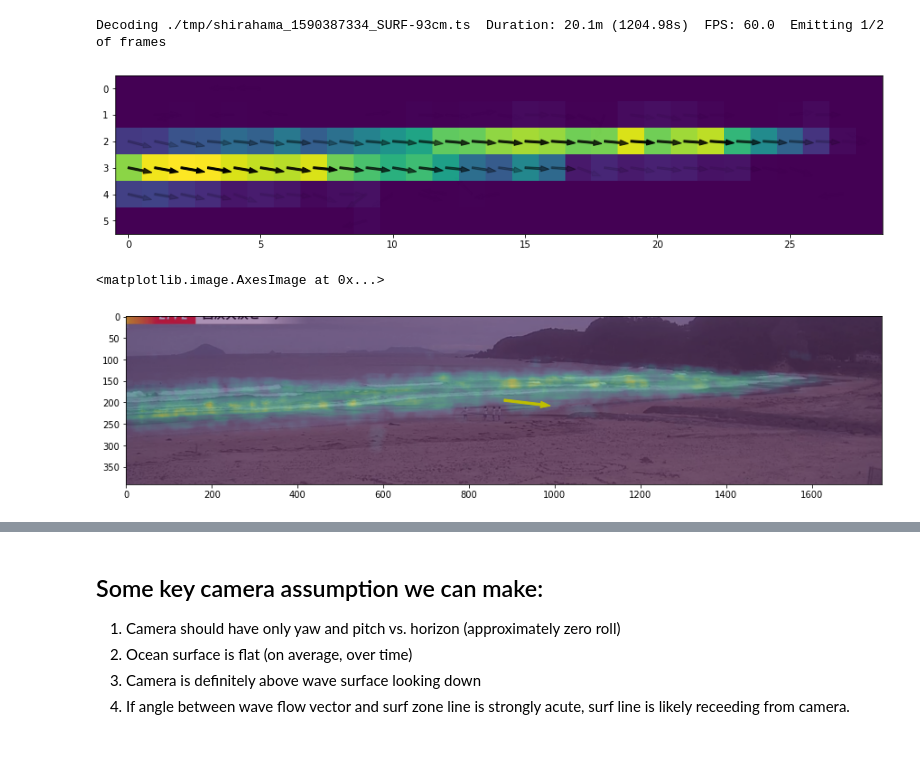
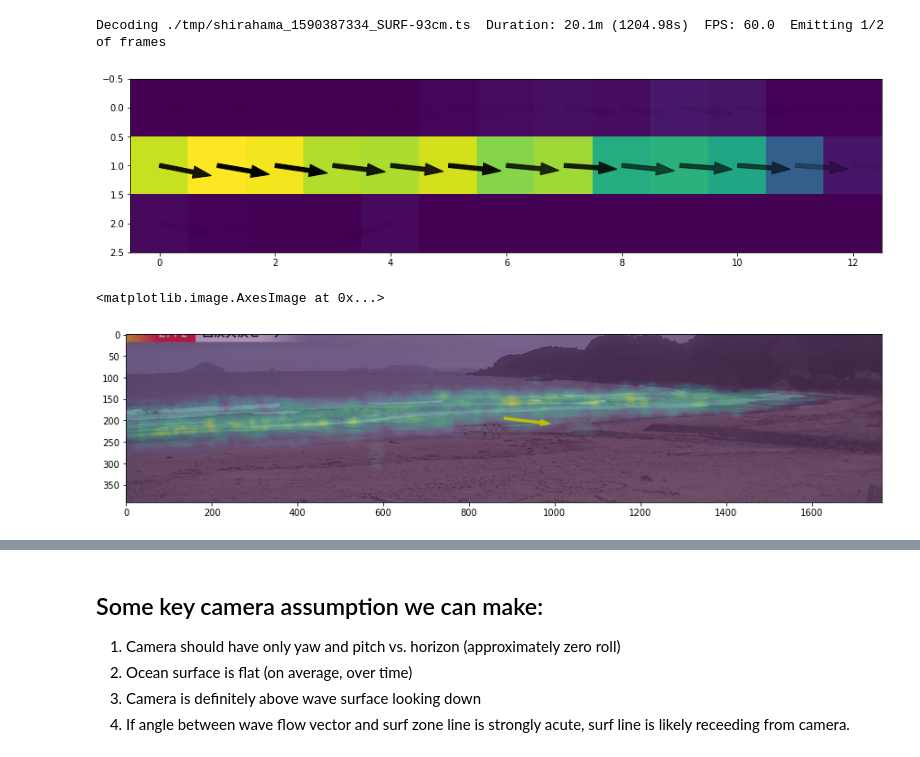
Before and after one commit to sjobeek/surfbreak, a Jupyter notebook: 03_perspective_transform.ipynb, the cells around one changed output, grey strips where cells are left out. Cells and saved outputs as stored; diff of their text form; code cells hidden in the pictures.

```diff
--- a/03_perspective_transform.ipynb
+++ b/03_perspective_transform.ipynb
@@ -100,29 +100,33 @@ import cv2
 
 video_file = './tmp/shirahama_1590387334_SURF-93cm.ts'
 
-frames = load_videos.decode_frame_sequence(video_file, duration_s=5, start_s=50, RGB=True,
+frames = load_videos.decode_frame_sequence(video_file, duration_s=1, start_s=50, RGB=True,
                                               one_image_per_n_frames=2)
 # %% [output]
 Decoding ./tmp/shirahama_1590387334_SURF-93cm.ts  Duration: 20.1m (1204.98s)  FPS: 60.0  Emitting 1/2 of frames
 # %%
-vector_grid = vector_tile(mean_flow, xrange, yrange, tilesize=60)
+wave_img = detection.trim_image(frames[0], xrange, yrange)
 
-wave_img = detection.trim_image(frames[0], xrange, yrange)
+
+tilesize = wave_img.shape[0]//3
+
+vector_grid = vector_tile(mean_flow, xrange, yrange, tilesize=tilesize)
+
 
 avg_wave_xdir = detection.trim_image(mean_flow[:,:,0], xrange, yrange).mean()
 avg_wave_ydir = detection.trim_image(mean_flow[:,:,1], xrange, yrange).mean()
 wave_vector = (avg_wave_xdir*2000, avg_wave_ydir*2000)
 
 mean_flow_mag = np.sqrt(mean_flow[:,:,0]*mean_flow[:,:,0] + mean_flow[:,:,1]*mean_flow[:,:,1])
 
 trimmed_mag = detection.trim_image(mean_flow_mag, xrange, yrange)
 center = ((xrange[1] - xrange[0])//2, (yrange[1] - yrange[0])//2)
 
 plt.figure(figsize=(15,5))
 plt.imshow(wave_img)
 plt.arrow(center[0], center[1], wave_vector[0], wave_vector[1], color='y', width=5)
 plt.gca().imshow(trimmed_mag, alpha=0.4)
 # %% [output]
-[figure, old version]
+[figure, new version]
 <matplotlib.image.AxesImage at 0x...>
 [figure]
```
Also changed, not shown: parts of 5 cells of this notebook, 1 other file.
